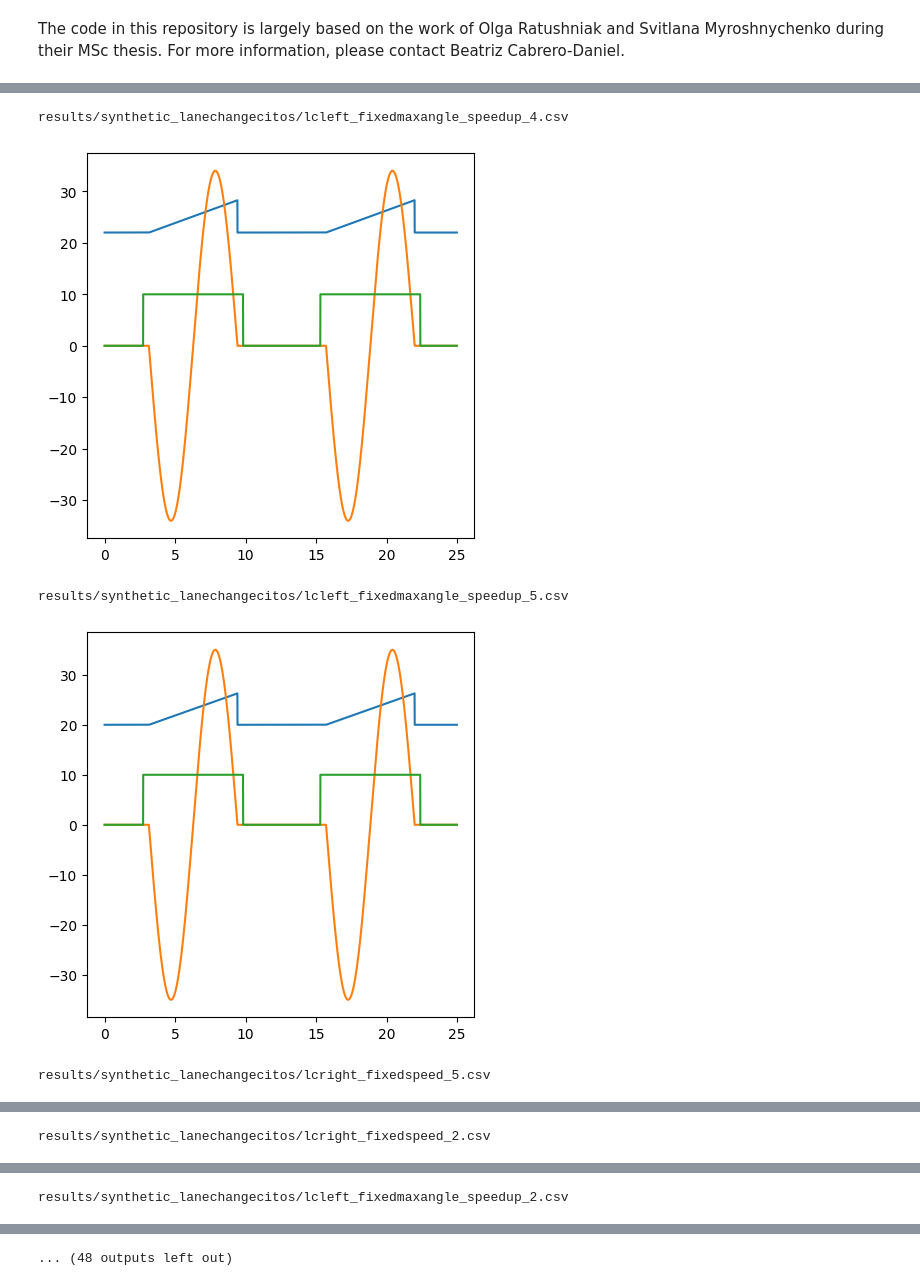
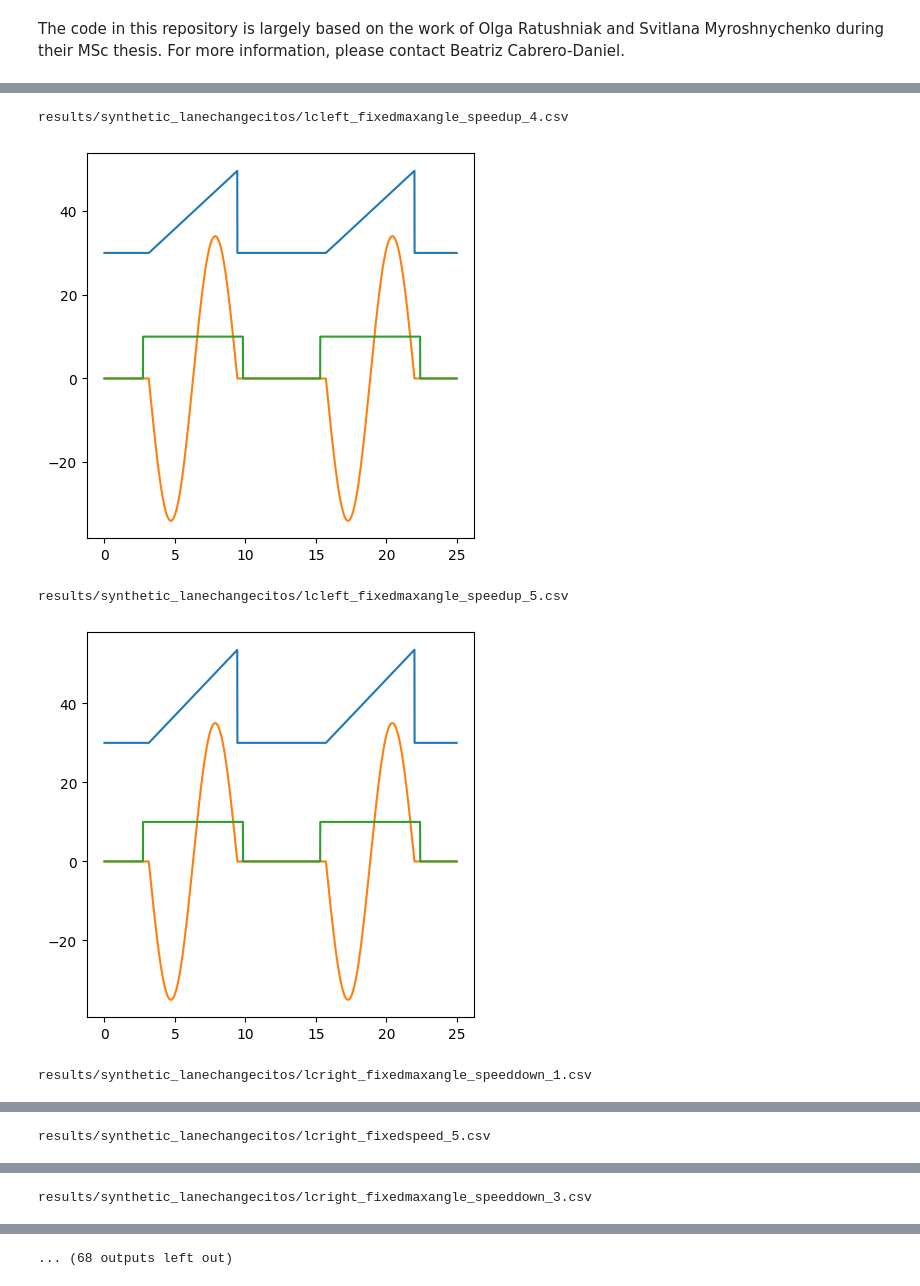
Before and after one commit to beatrizcabdan/DiverSFC, a Jupyter notebook: 251010_synthetic_trajectories_merged.ipynb, the cells around one changed output, grey strips where cells are left out. Cells and saved outputs as stored; diff of their text form; code cells hidden in the pictures.

Commit message:
Lane change generator added and some synthetic data

```diff
--- a/251010_synthetic_trajectories_merged.ipynb
+++ b/251010_synthetic_trajectories_merged.ipynb
@@ -29,14 +29,14 @@ def remove_files_in_folder(folder_path):
 # %%
-def generate_trajectory(examplename="", speedchange=0, angle=-1, numexamples=5, fixed_speed=None, fixed_angle=None, num_points=2500):
+def generate_trajectory(examplename="", speedchange=0, angle=-1, numexamples=5, fixed_initialspeed=None, fixed_angle=None, num_points=2500):
     for example in range(1,numexamples+1):
         filename = "results/synthetic_lanechangecitos/"+examplename+"_"+str(example)+".csv"
 
         timestamp = 0
         delta_t = 10**4  # Time step in microseconds
-        initial_speed = fixed_speed if fixed_speed else (30 - example * 2)
+        initial_speed = fixed_initialspeed if fixed_initialspeed else (30 - example * 3)
         lanechange_progress = 0
         was_lane_change = 0
-        steering_angle_amplitude = fixed_angle if fixed_angle else (20 + example * 3)
+        steering_angle_amplitude = fixed_angle if fixed_angle else (20 + example * 4)
 
         with (open(filename, mode='w', newline='') as file):
                 writer = csv.writer(file, delimiter=';')
@@ -53,7 +53,7 @@ def generate_trajectory(examplename="", speedchange=0, angle=-1, numexamples=5,
                     was_lane_change = islanechange
                     islanechange = 0 if math.cos(timestamp*delta_t/10**10/2)>0.2 else 1
 
-                    speed = initial_speed + lanechange_progress / 40 * speedchange
+                    speed = initial_speed + lanechange_progress / 40 * speedchange * (1 if not speedchange else (example+1)/2)
 
                     writer.writerow([int(timestamp / 1000000), timestamp % 1000000, speed, turning_angle, islanechange])
                     timestamp += delta_t
@@ -62,8 +62,9 @@ remove_files_in_folder("results/synthetic_lanechangecitos/")
 
 for dir in ["left", "right"]:
     generate_trajectory(examplename="lc"+dir+"_fixedmaxangle", speedchange=0, angle=-1, fixed_angle=30)
-    generate_trajectory(examplename="lc"+dir+"_fixedspeed", speedchange=0, angle=-1, fixed_speed=30)
-    generate_trajectory(examplename="lc"+dir+"_fixedmaxangle_speedup", speedchange=0.4, angle=-1, fixed_angle=30)
+    generate_trajectory(examplename="lc"+dir+"_fixedspeed", speedchange=0, angle=-1, fixed_initialspeed=30)
+    generate_trajectory(examplename="lc"+dir+"_fixedmaxangle_speedup", speedchange=0.5, angle=-1, fixed_angle=30, fixed_initialspeed=30)
+    generate_trajectory(examplename="lc"+dir+"_fixedmaxangle_speeddown", speedchange=-0.5, angle=-1, fixed_angle=30, fixed_initialspeed=30)
 
 for new_traj_name in get_files_in_folder("results/synthetic_lanechangecitos"):
     if not new_traj_name.endswith(".csv"):
@@ -98,5 +87,5 @@ results/synthetic_lanechangecitos/lcright_fixedspeed_4.csv
 results/synthetic_lanechangecitos/lcleft_fixedmaxangle_speedup_4.csv
-[figure, old version]
+[figure, new version]
 results/synthetic_lanechangecitos/lcleft_fixedmaxangle_speedup_5.csv
-[figure, old version]
+[figure, new version]
-results/synthetic_lanechangecitos/lcright_fixedspeed_5.csv
+results/synthetic_lanechangecitos/lcright_fixedmaxangle_speeddown_1.csv
@@ -104 +93 @@ results/synthetic_lanechangecitos/lcright_fixedspeed_5.csv
-results/synthetic_lanechangecitos/lcright_fixedspeed_2.csv
+results/synthetic_lanechangecitos/lcright_fixedspeed_5.csv
@@ -106 +95 @@ results/synthetic_lanechangecitos/lcright_fixedspeed_2.csv
-results/synthetic_lanechangecitos/lcleft_fixedmaxangle_speedup_2.csv
+results/synthetic_lanechangecitos/lcright_fixedmaxangle_speeddown_3.csv
@@ -108 +97 @@ results/synthetic_lanechangecitos/lcleft_fixedmaxangle_speedup_2.csv
-... (48 outputs left out)
+... (68 outputs left out)
```
Also changed, not shown: parts of 2 cells of this notebook.
